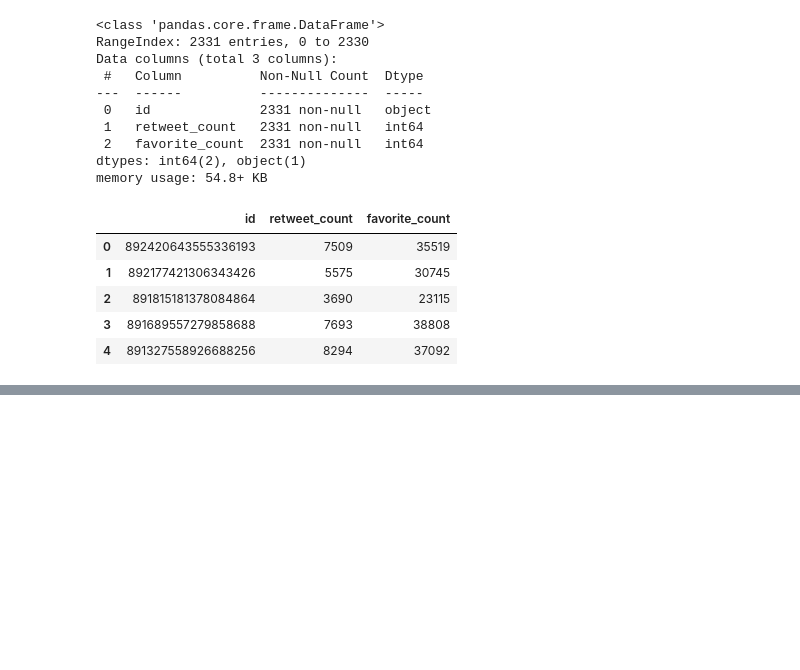
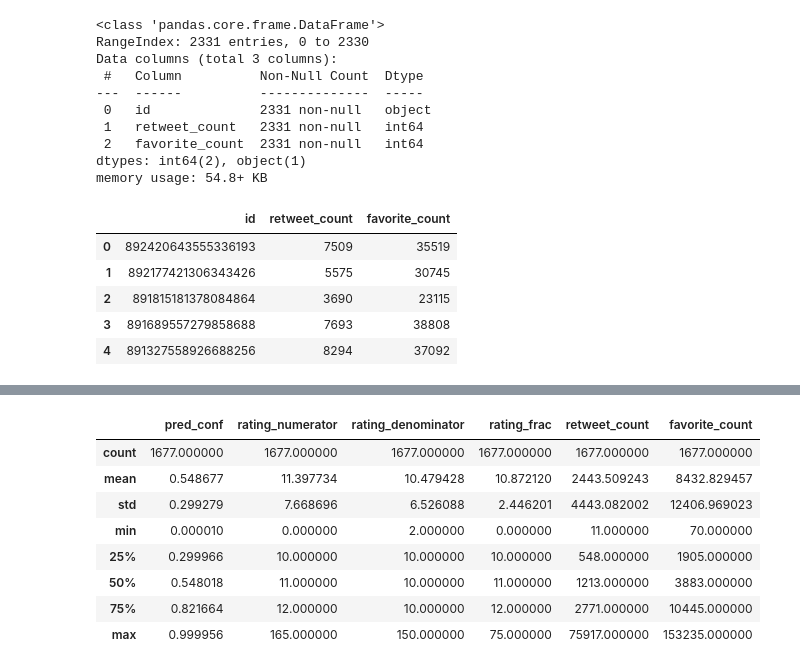
Before and after one commit to Onsymers/Wrangle_WeRateDogs, a Jupyter notebook: wrangle_act.ipynb, the cells around one changed output, grey strips where cells are left out. Cells and saved outputs as stored; diff of their text form; code cells hidden in the pictures; blank space fills up the shorter version.

```diff
--- a/wrangle_act.ipynb
+++ b/wrangle_act.ipynb
@@ -628,0 +816,18 @@ twitter_info_clean.head()
+# %%
+def confid(record):
+    if record['p1_dog']:
+        return record['p1_conf']
+
+    elif record['p2_dog']:
+        return record['p2_conf']
+
+    elif record['p3_dog']:
+        return record['p3_conf']
+    else:
+        return np.nan
+# %%
+img_prediction_clean['dog_breed'] = img_prediction_clean.apply(lambda record: breed(record), axis=1)
+img_prediction_clean['pred_conf'] = img_prediction_clean.apply(lambda record: confid(record), axis=1)
+
+img_prediction_clean = img_prediction_clean.loc[:, ['tweet_id', 'dog_breed', 'pred_conf']]
+img_prediction_clean = img_prediction_clean[img_prediction_clean.dog_breed.notnull()]
@@ -628,0 +863,2 @@ twitter_info_clean.head()
+# %%
+twitter_archive_clean = pd.merge(twitter_archive_clean, img_prediction_clean, on='tweet_id')
@@ -628,0 +903,8 @@ twitter_info_clean.head()
+# %%
+twitter_archive_clean = pd.merge(twitter_archive_clean, twitter_info_clean, on='tweet_id')
+
+col = ['tweet_id', 'timestamp', 'text', 'name', 'dog_stage',
+       'dog_breed', 'pred_conf', 'rating_numerator','rating_denominator',
+       'rating_frac', 'retweet_count', 'favorite_count']
+
+twitter_archive_clean = twitter_archive_clean[col]
@@ -628,0 +933,12 @@ twitter_info_clean.head()
+# %%
+twitter_archive_clean.describe()
+# %% [output]
+|  | pred_conf | rating_numerator | rating_denominator | rating_frac | retweet_count | favorite_count |
+| count | 1677.000000 | 1677.000000 | 1677.000000 | 1677.000000 | 1677.000000 | 1677.000000 |
+| mean | 0.548677 | 11.397734 | 10.479428 | 10.872120 | 2443.509243 | 8432.829457 |
+| std | 0.299279 | 7.668696 | 6.526088 | 2.446201 | 4443.082002 | 12406.969023 |
+| min | 0.000010 | 0.000000 | 2.000000 | 0.000000 | 11.000000 | 70.000000 |
+| 25% | 0.299966 | 10.000000 | 10.000000 | 10.000000 | 548.000000 | 1905.000000 |
+| 50% | 0.548018 | 11.000000 | 10.000000 | 11.000000 | 1213.000000 | 3883.000000 |
+| 75% | 0.821664 | 12.000000 | 10.000000 | 12.000000 | 2771.000000 | 10445.000000 |
+| max | 0.999956 | 165.000000 | 150.000000 | 75.000000 | 75917.000000 | 153235.000000 |
```
Also changed, not shown: parts of 62 cells of this notebook, 1 other file.
